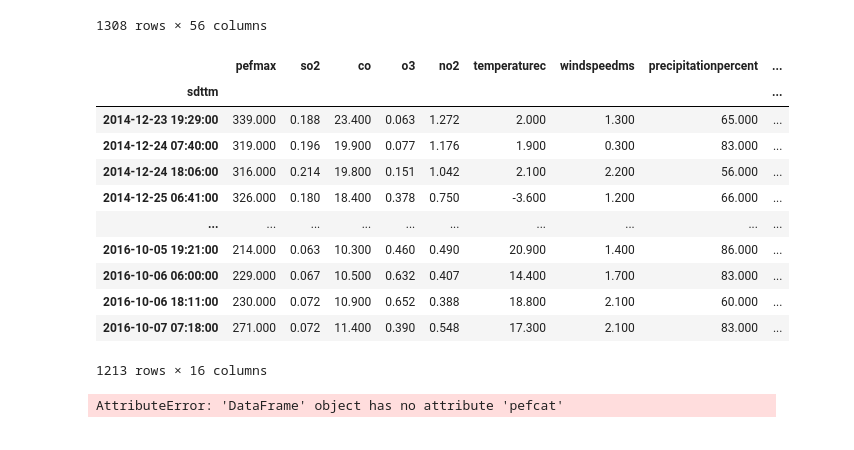
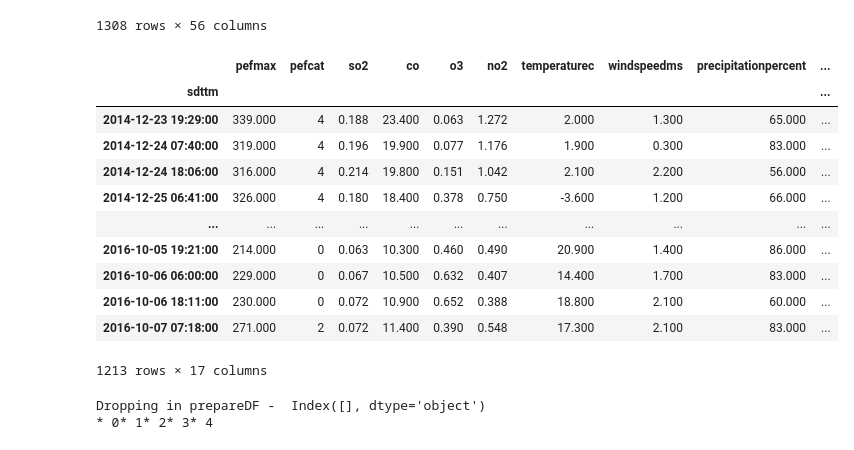
Before and after one commit to sada-narayanappa/Notebooks, a Jupyter notebook: SCHAS/pef/hand_classify.ipynb, the cells around one changed output. Cells and saved outputs as stored; diff of their text form; code cells hidden in the pictures.

```diff
--- a/SCHAS/pef/hand_classify.ipynb
+++ b/SCHAS/pef/hand_classify.ipynb
@@ -77,46 +77,46 @@ df=df.reset_index(drop=True)
 #df=df.drop(['pef'], axis=1)
 #df.insert(1, 'pef1', pef)
 
 #pef[-10:]=0     # Set last 10 to zero for predictions
 #df.insert(1, 'pef', pef)
 #df.to_csv("HanD/hand1.csv", sep=';')
 
 df1 = df.copy()
 df1 = df1.set_index(df1.sdttm)
 df1=df1.drop('sdttm', axis=1, errors='ignore')
 
 nq = 5
 lnq=list(range(0,nq))
 s= pd.qcut(df1.pefmax, nq, labels=lnq )
 df1.insert(1,"pefcat", s)
 df1.pefcat = df1.pefcat.astype(str)
 
 
 
 
 
-columns = '''pefmax,pefcat, so2,co,o3,no2,temperaturec,windspeedms,precipitationpercent,vaporpressurehpa,
+columns = '''pefcat, so2,co,o3,no2,temperaturec,windspeedms,precipitationpercent,vaporpressurehpa,
 dewpointtemperaturec,airpressurehpa,sealevelpressurehpa,groundtemperaturec,tmax,amax,tmin'''
 #amin,pmin,tmaxlesstmin,amaxlessamin,pmaxlesspmin'''
 cs = [c.strip() for c in columns.split(',')]
 
 df1=df1[cs]
 #HTML(df1.to_html())
 #displayDFs (df1, maxrows=3 )
 df1
 # %% [output]
-|  | pefmax | so2 | co | o3 | no2 | temperaturec | windspeedms | precipitationpercent | ... |
-| sdttm |  |  |  |  |  |  |  |  | ... |
-| 2014-12-23 19:29:00 | 339.000 | 0.188 | 23.400 | 0.063 | 1.272 | 2.000 | 1.300 | 65.000 | ... |
-| 2014-12-24 07:40:00 | 319.000 | 0.196 | 19.900 | 0.077 | 1.176 | 1.900 | 0.300 | 83.000 | ... |
-| 2014-12-24 18:06:00 | 316.000 | 0.214 | 19.800 | 0.151 | 1.042 | 2.100 | 2.200 | 56.000 | ... |
-| 2014-12-25 06:41:00 | 326.000 | 0.180 | 18.400 | 0.378 | 0.750 | -3.600 | 1.200 | 66.000 | ... |
-| ... | ... | ... | ... | ... | ... | ... | ... | ... | ... |
-| 2016-10-05 19:21:00 | 214.000 | 0.063 | 10.300 | 0.460 | 0.490 | 20.900 | 1.400 | 86.000 | ... |
-| 2016-10-06 06:00:00 | 229.000 | 0.067 | 10.500 | 0.632 | 0.407 | 14.400 | 1.700 | 83.000 | ... |
-| 2016-10-06 18:11:00 | 230.000 | 0.072 | 10.900 | 0.652 | 0.388 | 18.800 | 2.100 | 60.000 | ... |
-| 2016-10-07 07:18:00 | 271.000 | 0.072 | 11.400 | 0.390 | 0.548 | 17.300 | 2.100 | 83.000 | ... |
+|  | pefmax | pefcat | so2 | co | o3 | no2 | temperaturec | windspeedms | precipitationpercent | ... |
+| sdttm |  |  |  |  |  |  |  |  |  | ... |
+| 2014-12-23 19:29:00 | 339.000 | 4 | 0.188 | 23.400 | 0.063 | 1.272 | 2.000 | 1.300 | 65.000 | ... |
+| 2014-12-24 07:40:00 | 319.000 | 4 | 0.196 | 19.900 | 0.077 | 1.176 | 1.900 | 0.300 | 83.000 | ... |
+| 2014-12-24 18:06:00 | 316.000 | 4 | 0.214 | 19.800 | 0.151 | 1.042 | 2.100 | 2.200 | 56.000 | ... |
+| 2014-12-25 06:41:00 | 326.000 | 4 | 0.180 | 18.400 | 0.378 | 0.750 | -3.600 | 1.200 | 66.000 | ... |
+| ... | ... | ... | ... | ... | ... | ... | ... | ... | ... | ... |
+| 2016-10-05 19:21:00 | 214.000 | 0 | 0.063 | 10.300 | 0.460 | 0.490 | 20.900 | 1.400 | 86.000 | ... |
+| 2016-10-06 06:00:00 | 229.000 | 0 | 0.067 | 10.500 | 0.632 | 0.407 | 14.400 | 1.700 | 83.000 | ... |
+| 2016-10-06 18:11:00 | 230.000 | 0 | 0.072 | 10.900 | 0.652 | 0.388 | 18.800 | 2.100 | 60.000 | ... |
+| 2016-10-07 07:18:00 | 271.000 | 2 | 0.072 | 11.400 | 0.390 | 0.548 | 17.300 | 2.100 | 83.000 | ... |
-1213 rows × 16 columns
+1213 rows × 17 columns
 # %%
 from sklearn.neural_network import MLPClassifier
 nn = MLPClassifier(solver='lbfgs', alpha=1e-5, hidden_layer_sizes=(5, 2), random_state=1)
@@ -158,7 +158,8 @@ for train_index, test_index in kf.split(X):
     y_pred[test_index] = clf.predict(X_test)
     i = i +1;
 # %% [output]
-AttributeError: 'DataFrame' object has no attribute 'pefcat'
+Dropping in prepareDF -  Index([], dtype='object')
+* 0* 1* 2* 3* 4
 # %%
 from sklearn.naive_bayes import GaussianNB
 
```
Also changed, not shown: parts of 1 cell of this notebook.
